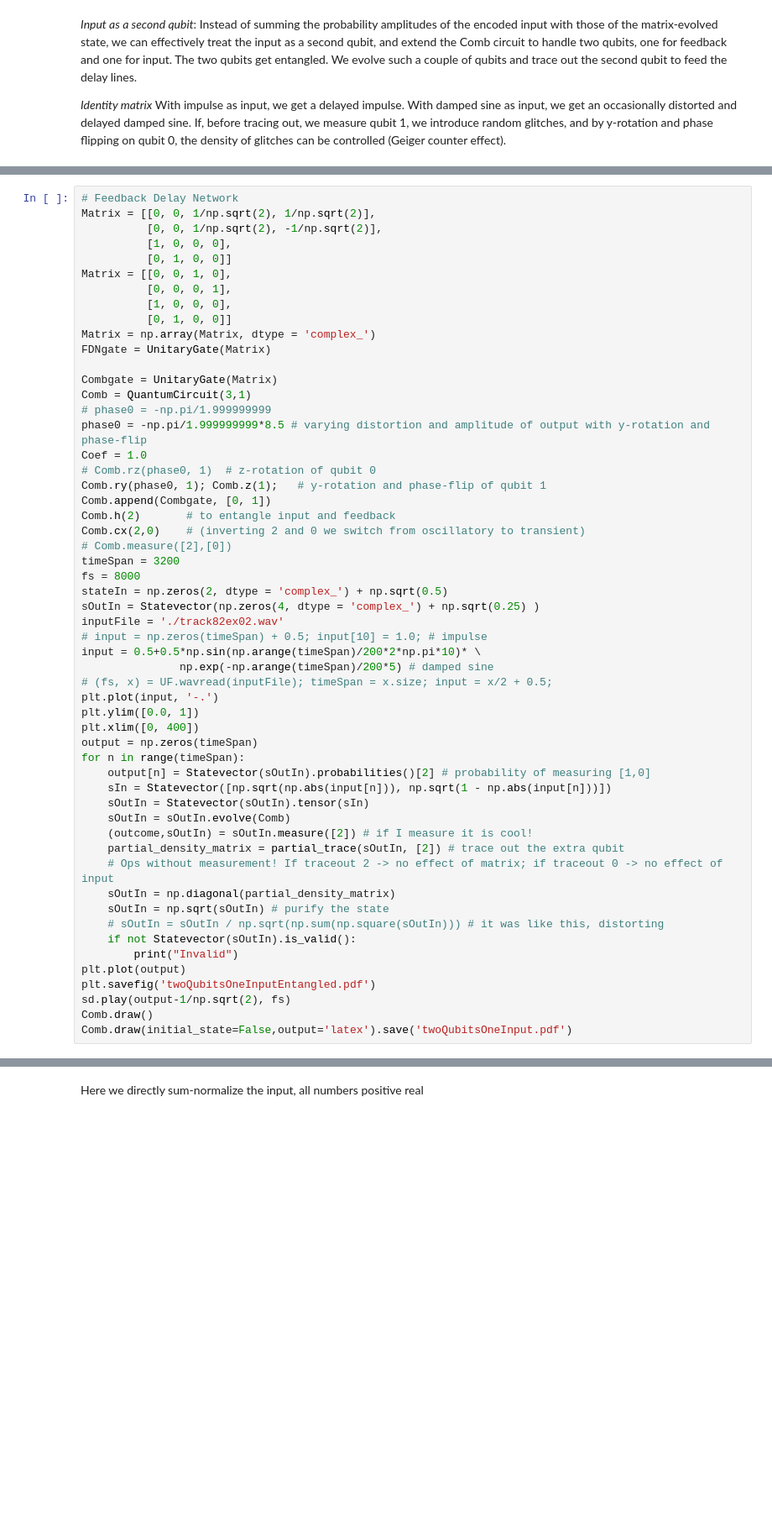
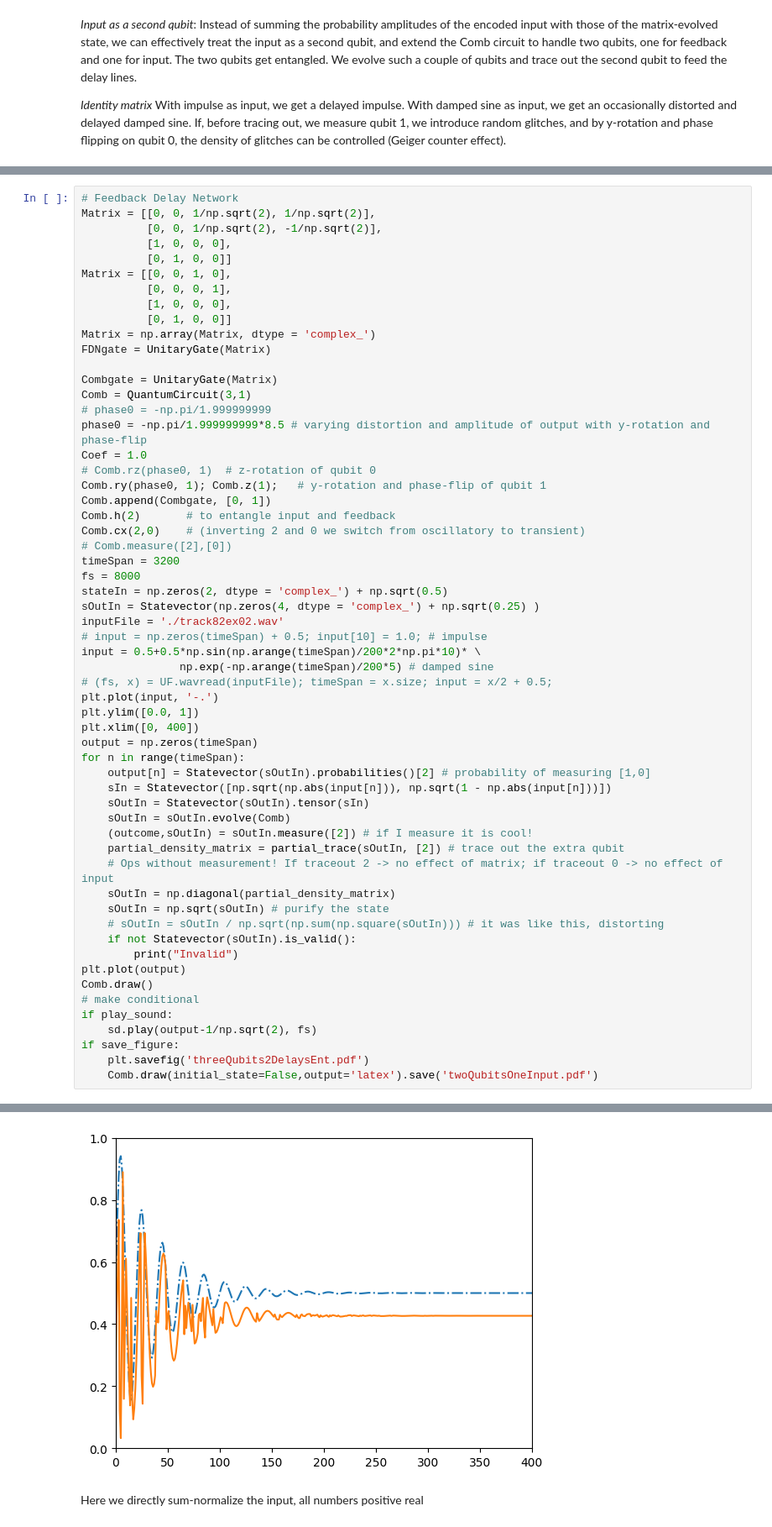
Before and after one commit to cerkut/QFDN, a Jupyter notebook: QFDN.ipynb, the cells around one changed output, grey strips where cells are left out. Shown at 84% size. Cells and saved outputs as stored; diff of their text form; blank space fills up the shorter version.

```diff
--- a/QFDN.ipynb
+++ b/QFDN.ipynb
@@ -393,8 +419,11 @@ for n in range(timeSpan):
     if not Statevector(sOutIn).is_valid():
         print("Invalid")
 plt.plot(output)
-plt.savefig('twoQubitsOneInputEntangled.pdf')
-sd.play(output-1/np.sqrt(2), fs)
 Comb.draw()
-Comb.draw(initial_state=False,output='latex').save('twoQubitsOneInput.pdf')
+# make conditional
+if play_sound:
+    sd.play(output-1/np.sqrt(2), fs)
+if save_figure:
+    plt.savefig('threeQubits2DelaysEnt.pdf')
+    Comb.draw(initial_state=False,output='latex').save('twoQubitsOneInput.pdf')
 # %% [output]
@@ -402,2 +430,3 @@ Comb.draw(initial_state=False,output='latex').save('twoQubitsOneInput.pdf')
+[figure, added]
 # %% [markdown]
 Here we directly sum-normalize the input, all numbers positive real
```
Also changed, not shown: parts of 29 cells of this notebook, 2 other files.
